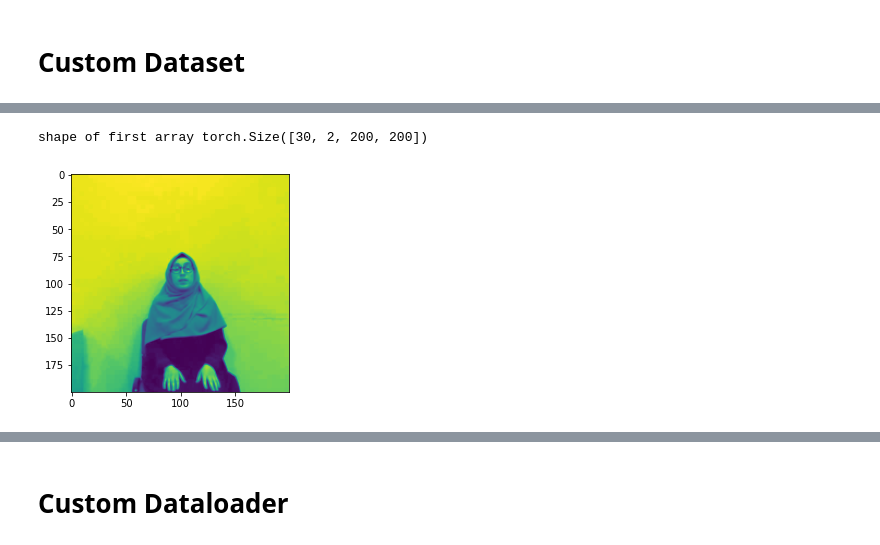
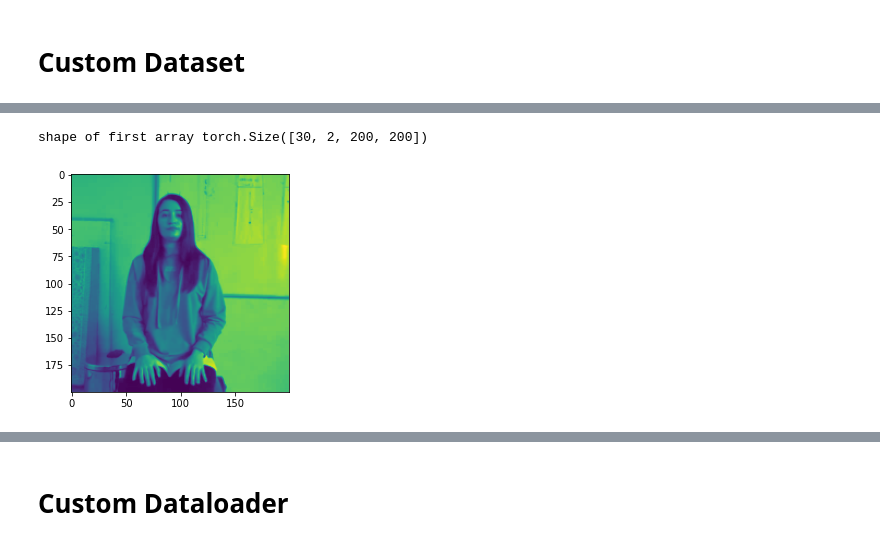
Before and after one commit to LinHuiqing/signo-lingo, a Jupyter notebook: Deep Learning Video Classification.ipynb, the cells around one changed output, grey strips where cells are left out. Cells and saved outputs as stored; diff of their text form; code cells hidden in the pictures.

```diff
--- a/Deep Learning Video Classification.ipynb
+++ b/Deep Learning Video Classification.ipynb
@@ -122,42 +116,20 @@ def masking(rbg_arr, depth_arr):
 # Custom Dataset
 # %%
 class Turkish_Dataset(Dataset):
-    def __init__(self, paths, labels, frames_cap, transforms=None):
-        self.paths = paths
-        self.labels = labels
+    def __init__(self, df, frames_cap, data_dir, file_ext=".mp4", transforms=None):
+        self.df = df
         self.frames_cap = frames_cap
         self.transforms = transforms
-        # self.rgb_transforms = rgb_transforms
-        # self.depth_transforms = depth_transforms
-
-        self._get_unique()
-
-    def _get_unique(self):
-        u_vid_depth = {}
-        u_vid_color = {}
-        u_vid = set()
-        for path in self.paths:
-            vid = path.split("\\")[-1].split(".")[0] # train\\signer0_sample1_color.mp4 or train\\signer0_sample1_depth.mp4
-            vid_split = vid.split("_")
-            vid_type = vid_split[-1] # color or depth
-            vid_name = "_".join(vid_split[:-1]) # signer0_sample1_color
-            if vid_type == "color":
-                u_vid_color[vid_name] = path
-            elif vid_type == "depth":
-                u_vid_depth[vid_name] = path
-            else:
-                raise ValueError('Detected vid type as neither color nor depth. type is', vid_type)
-            u_vid.add(vid_name)
-        self.u_vid_depth = u_vid_depth
-        self.u_vid_color = u_vid_color
-        self.u_vid = list(u_vid)
+        self.file_ext = file_ext
+        self.data_dir = data_dir
 
     def __getitem__(self, index):
-        vid_name = self.u_vid[index]
-        vid_label = self.labels[vid_name]
 
-        vid_color = self.u_vid_color[vid_name]
-        vid_depth = self.u_vid_depth[vid_name]
+        vid_name = self.df.iloc[index, 0]
+        vid_label = self.df.iloc[index, 1]
+
+        vid_color = f"{self.data_dir}/{vid_name}_color{self.file_ext}"
+        vid_depth = f"{self.data_dir}/{vid_name}_depth{self.file_ext}"
 
         # get videos
         rgb_arr = extract_frames(vid_color, self.frames_cap, transforms=self.transforms)
@@ -181,9 +153,8 @@ class Turkish_Dataset(Dataset):
         # return masked video array and label
         return vid_arr, label
 
-
     def __len__(self):
-        return len(self.u_vid)
+        return len(self.df)
 # %%
 n_frames = 30
 transforms_compose = transforms.Compose([transforms.Resize(256),
@@ -226,16 +195,16 @@ plt.show()
 # %%
 # Create test dataset
 
-ld_test = Turkish_Dataset(test_path, test_label, n_frames, transforms=transforms_compose)
+ld_test = Turkish_Dataset(test_label_df, n_frames, test_dir, transforms=transforms_compose)
 print("shape of first array", ld_test[0][0].shape)
 
 # show image but clip rbg values
 img_np_arr = ld_test[0][0][0][0].numpy()
 plt.imshow(img_np_arr)
 plt.show()
 # %% [output]
 shape of first array torch.Size([30, 2, 200, 200])
-[figure, old version]
+[figure, new version]
 # %%
 img_np_arr = ld_test[0][0][0][1].numpy()
 plt.imshow(img_np_arr)
```
Also changed, not shown: parts of 17 cells of this notebook, 2 other files.
